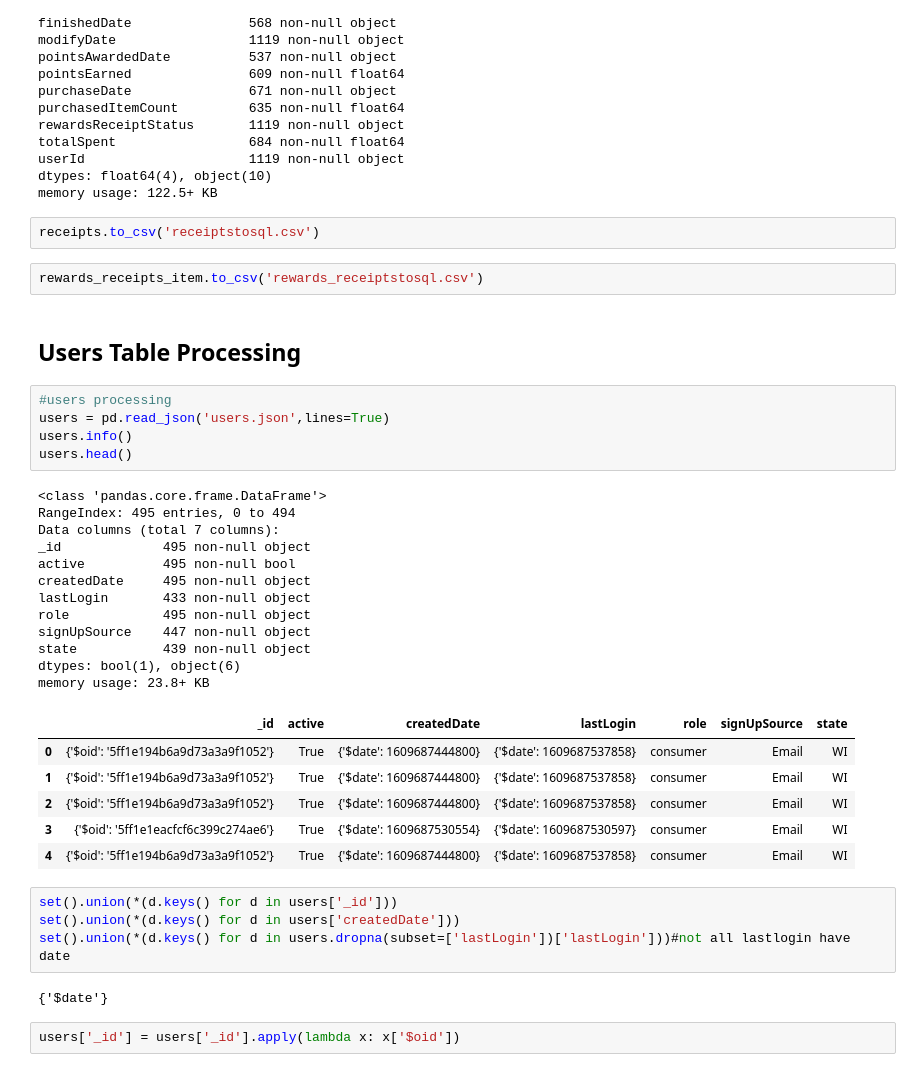
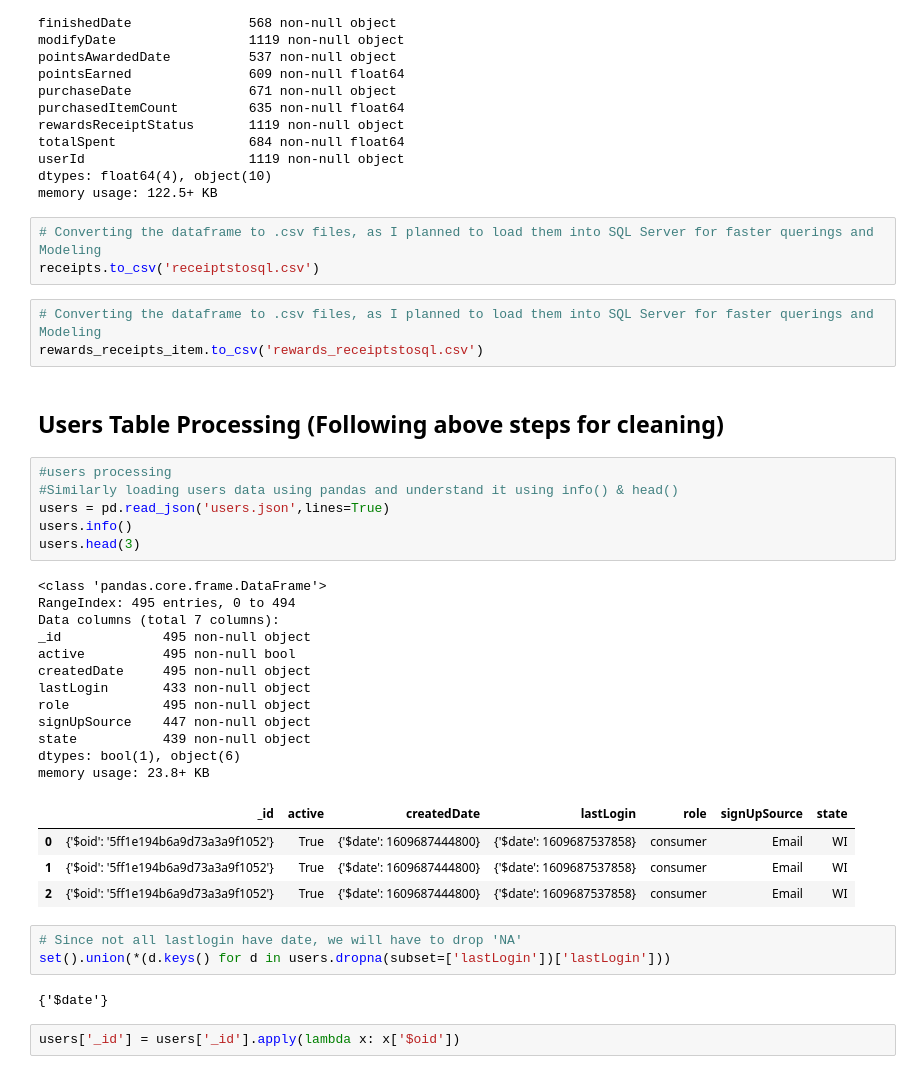
Before and after one commit to VirajMShukla/Data-Assessment---fetch_rewards-, a Jupyter notebook: fetch_rewards_coding.ipynb, the cells around one changed output. Drawn from its saved outputs; the diff is of its cells as text.

```diff
--- a/fetch_rewards_coding.ipynb
+++ b/fetch_rewards_coding.ipynb
@@ -149,42 +174,42 @@ totalSpent                 684 non-null float64
 userId                     1119 non-null object
 dtypes: float64(4), object(10)
 memory usage: 122.5+ KB
-# %%
-receipts.to_csv('receiptstosql.csv')
-# %%
-rewards_receipts_item.to_csv('rewards_receiptstosql.csv')
+# %%
+# Converting the dataframe to .csv files, as I planned to load them into SQL Server for faster querings and Modeling
+receipts.to_csv('receiptstosql.csv')
+# %%
+# Converting the dataframe to .csv files, as I planned to load them into SQL Server for faster querings and Modeling
+rewards_receipts_item.to_csv('rewards_receiptstosql.csv')
 # %% [markdown]
-## Users Table Processing
+## Users Table Processing (Following above steps for cleaning)
 # %%
 #users processing
+#Similarly loading users data using pandas and understand it using info() & head()
 users = pd.read_json('users.json',lines=True)
 users.info()
-users.head()
+users.head(3)
 # %% [output]
 <class 'pandas.core.frame.DataFrame'>
 RangeIndex: 495 entries, 0 to 494
 Data columns (total 7 columns):
 _id             495 non-null object
 active          495 non-null bool
 createdDate     495 non-null object
 lastLogin       433 non-null object
 role            495 non-null object
 signUpSource    447 non-null object
 state           439 non-null object
 dtypes: bool(1), object(6)
 memory usage: 23.8+ KB
 |  | _id | active | createdDate | lastLogin | role | signUpSource | state |
 | 0 | {'$oid': '5ff1e194b6a9d73a3a9f1052'} | True | {'$date': 1609687444800} | {'$date': 1609687537858} | consumer | Email | WI |
 | 1 | {'$oid': '5ff1e194b6a9d73a3a9f1052'} | True | {'$date': 1609687444800} | {'$date': 1609687537858} | consumer | Email | WI |
 | 2 | {'$oid': '5ff1e194b6a9d73a3a9f1052'} | True | {'$date': 1609687444800} | {'$date': 1609687537858} | consumer | Email | WI |
-| 3 | {'$oid': '5ff1e1eacfcf6c399c274ae6'} | True | {'$date': 1609687530554} | {'$date': 1609687530597} | consumer | Email | WI |
-| 4 | {'$oid': '5ff1e194b6a9d73a3a9f1052'} | True | {'$date': 1609687444800} | {'$date': 1609687537858} | consumer | Email | WI |
-# %%
-set().union(*(d.keys() for d in users['_id']))
-set().union(*(d.keys() for d in users['createdDate']))
-set().union(*(d.keys() for d in users.dropna(subset=['lastLogin'])['lastLogin']))#not all lastlogin have date
-# %% [output]
-{'$date'}
+# %%
+# Since not all lastlogin have date, we will have to drop 'NA'
+set().union(*(d.keys() for d in users.dropna(subset=['lastLogin'])['lastLogin']))
+# %% [output]
+{'$date'}
 # %%
 users['_id'] = users['_id'].apply(lambda x: x['$oid'])
 # %%
```
Also changed, not shown: parts of 72 cells of this notebook, 4 other files.
